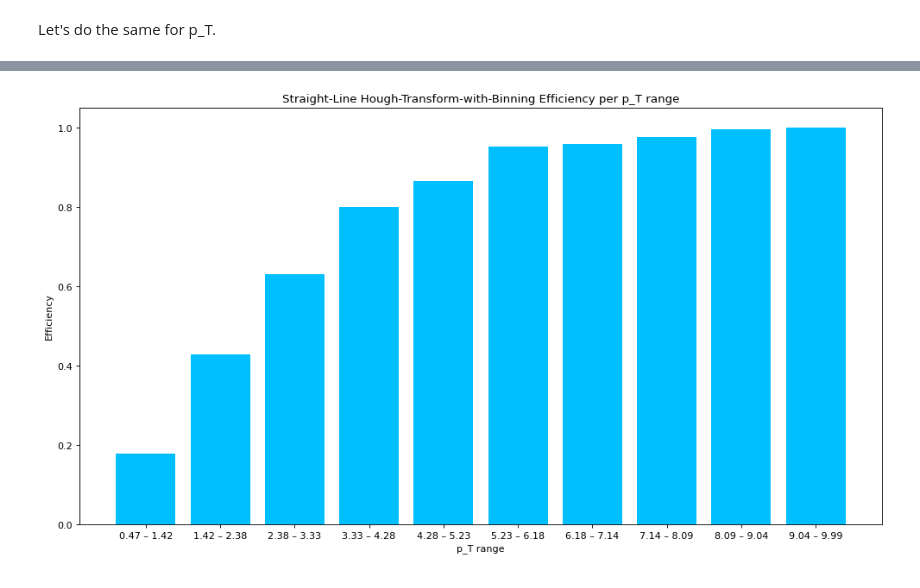
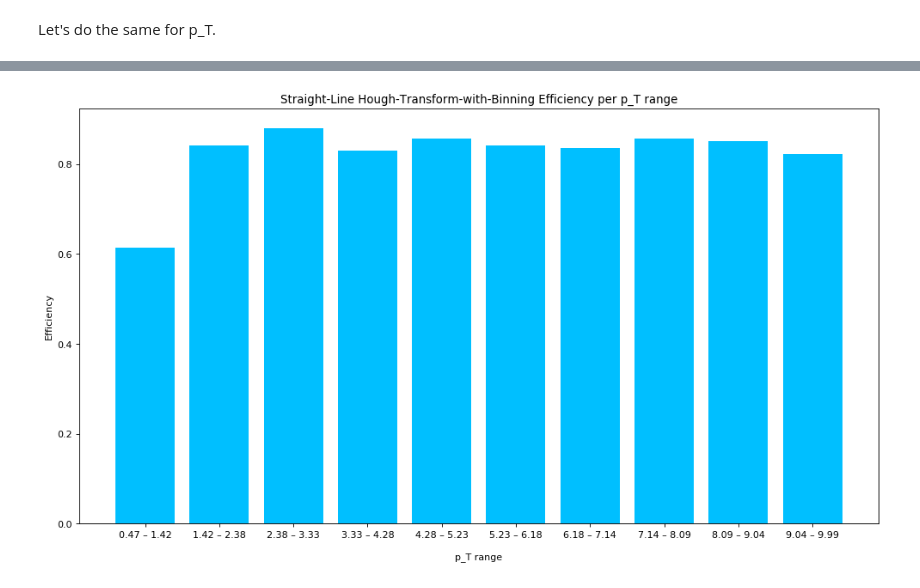
Before and after one commit to asalzburger/sms2021-tra-tra, a Jupyter notebook: src/notebooks/issue3/Hough Transform for Straight Lines.ipynb, the cells around one changed output, grey strips where cells are left out. Saved outputs shown, nothing was run; the diff lists cells and outputs as text; code cells hidden in the pictures.

Commit message:
feat: added intersection at 1 point plot + ransac algorithm

```diff
--- a/src/notebooks/issue3/Hough Transform for Straight Lines.ipynb
+++ b/src/notebooks/issue3/Hough Transform for Straight Lines.ipynb
@@ -187,16 +194,14 @@ plt.show()
 Let's plot the points in the parameter space (where they become lines).
 # %%
 df['r'] = np.sqrt(np.square(df['tx']) + np.square(df['ty']))
+df['track'] = df[['r','tz']].apply(lambda pair: (-pair[0], pair[1]), 1)
 df['weight'] = 1.0
 
 # book-keeping: store which particles form which track in the Hough space
 all_tracks = []
-hit_to_truth_df_row = {}
 
 for row, series in df.iterrows():
-    r_i, z_i = series['r'], series['tz']
-    hit = (-r_i, z_i)
-    hit_to_truth_df_row[hit] = row
+    hit = series['track']
     # a hit becomes a track in the Hough space
     all_tracks.append(hit)
 # %%
@@ -445,6 +451,7 @@ for df, final_df in zip(dfs, final_dfs):
 
     # add r and weight values
     df['r'] = np.sqrt(np.square(df['tx']) + np.square(df['ty']))
+    df['track'] = df[['r','tz']].apply(lambda pair: (-pair[0], pair[1]), 1)
     df['weight'] = 1.0
 
     # compute transverse momentum and pseudorapidity
@@ -507,16 +514,17 @@ Plot efficiency for every eta range.
 # %%
 from notebook1_utils import pipeline
 
-bin_width = 1e-3
-bin_height = 1e-3
+bin_width = 1e-2
+bin_height = 1e-2
 bin_size = (bin_width, bin_height)
 
 m_limit = (-0.75, 0.75)
-b_limit = (-0.1, 0.1)
+b_limit = (-1, 1)
 limits = (m_limit, b_limit)
 
 efficiency_per_eta = {}
 for _bin in range(number_of_bins):
+    print(f'Starting bin {_bin}')
     df = df_per_eta[_bin]
-    est_tracks_to_hits, hit_to_truth_df_row = pipeline(df, bin_size, limits, int(tracks_per_bin[_bin]))
-    efficiency_per_eta[eta_keys[_bin]] = efficiency_rate(est_tracks_to_hits.values(), hit_to_truth_df_row, df)
+    est_tracks_to_hits = pipeline(df, bin_size, limits, {'minimum-hits-per-bin': 10})
+    efficiency_per_eta[eta_keys[_bin]] = efficiency_rate(est_tracks_to_hits.values(), df)
@@ -560,8 +579,8 @@ for idx, (df, final_df) in enumerate(zip(dfs, final_dfs)):
 for _bin in range(number_of_bins):
     df_per_p_t[_bin] = df_per_p_t[_bin].reset_index().drop(['level_0'], axis=1)
 # %%
-bin_width = 1e-3
-bin_height = 1e-3
+bin_width = 1e-2
+bin_height = 1e-2
 bin_size = (bin_width, bin_height)
 
 m_limit = (-0.75, 0.75)
@@ -570,6 +589,7 @@ limits = (m_limit, b_limit)
 
 efficiency_per_p_t = {}
 for _bin in range(number_of_bins):
+    print(f'Starting bin {_bin}')
     df = df_per_p_t[_bin]
-    est_tracks_to_hits, hit_to_truth_df_row = pipeline(df, bin_size, limits, int(tracks_per_bin[_bin]))
-    efficiency_per_p_t[p_t_keys[_bin]] = efficiency_rate(est_tracks_to_hits.values(), hit_to_truth_df_row, df)
+    est_tracks_to_hits = pipeline(df, bin_size, limits, {'minimum-hits-per-bin': 10})
+    efficiency_per_p_t[p_t_keys[_bin]] = efficiency_rate(est_tracks_to_hits.values(), df)
@@ -576,9 +607,9 @@ for _bin in range(number_of_bins):
 # %%
 plt.figure(figsize=(15, 8), dpi=80)
-plt.xlabel('p_T range\n')
+plt.xlabel('\np_T range')
 plt.ylabel('Efficiency')
 plt.bar(list(efficiency_per_p_t.keys()), list(efficiency_per_p_t.values()), color='deepskyblue')
 plt.title('Straight-Line Hough-Transform-with-Binning Efficiency per p_T range')
 plt.show()
 # %% [output]
-[figure, old version]
+[figure, new version]
```
Also changed, not shown: parts of 21 cells of this notebook, 10 other files.
